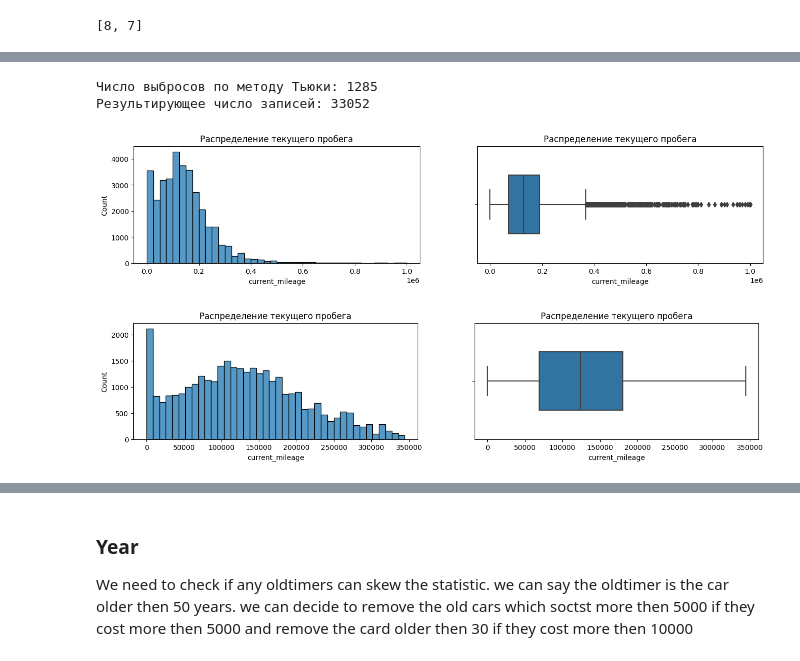
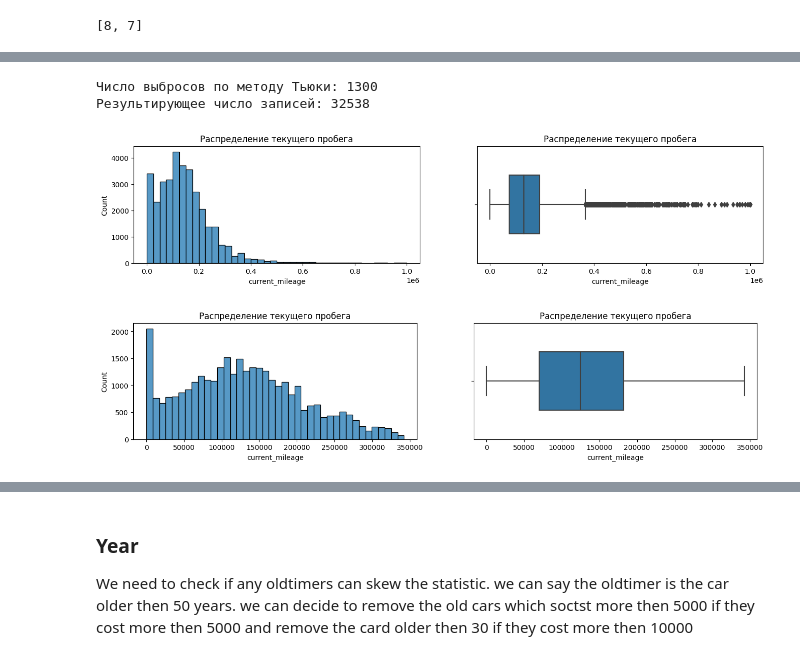
Before and after one commit to kdunaev-a10/SkillFactory-DTS, a Jupyter notebook: module-EDA/EDA-KAGGLE/lightautoml-competition-baseline.ipynb, the cells around one changed output, grey strips where cells are left out. Saved outputs shown, nothing was run; the diff lists cells and outputs as text; code cells hidden in the pictures.

```diff
--- a/module-EDA/EDA-KAGGLE/lightautoml-competition-baseline.ipynb
+++ b/module-EDA/EDA-KAGGLE/lightautoml-competition-baseline.ipynb
@@ -369,7 +387,7 @@ pivot_price = train_data[train_data['deal_type'] == 'For Sale'].groupby('final_p
 print('\nCount Min Values of Price (by groups of values):\n')
 display(pivot_price[:20])
 
-train_data = train_data.drop(train_data[(train_data['final_price'] > 111111) | (train_data['final_price'] <= 20)].index)
+train_data = train_data.drop(train_data[(train_data['final_price'] >= 111111) | (train_data['final_price'] <= 20)].index)
 
 # создаём фигуру размером 8x4
 fig = plt.figure(figsize=(8, 4))
@@ -421,0 +442,9 @@ Name: final_price, dtype: int64
+# %%
+data_visualization(train_data, 'final_price', 'Final price compare')
+train_outliers, train_cleaned = outliers_iqr(train_data, 'final_price', right=3)
+
+print(f'Число выбросов по методу Тьюки: {train_outliers.shape[0]}')
+print(f'Результирующее число записей: {train_cleaned.shape[0]}')
+
+data_visualization(train_cleaned, 'final_price', 'Final price compareа')
+train_data = train_cleaned
@@ -438,7 +472,8 @@ display(sort_mileage[:-20:-1])
 display(sort_mileage[:-11:-1])
 display(sort_mileage[-31:-41:-1])
 
-train_data = train_data.drop(train_data[(train_data['current_mileage'] > 1000000)].index)
+train_data = train_data.drop(train_data[(train_data['current_mileage'] >= 1000000)].index)
+
 
 # создаём фигуру размером 8x4
 fig = plt.figure(figsize=(8, 4))
@@ -506,13 +580,14 @@ Name: current_mileage, dtype: int64
 # %%
 data_visualization(train_data, 'current_mileage', 'Распределение текущего пробега')
 train_outliers, train_cleaned = outliers_iqr(train_data, 'current_mileage', right=1.3)
 
 print(f'Число выбросов по методу Тьюки: {train_outliers.shape[0]}')
 print(f'Результирующее число записей: {train_cleaned.shape[0]}')
 
 data_visualization(train_cleaned, 'current_mileage', 'Распределение текущего пробега')
+train_data = train_cleaned
 # %% [output]
-Число выбросов по методу Тьюки: 1285
-Результирующее число записей: 33052
+Число выбросов по методу Тьюки: 1300
+Результирующее число записей: 32538
 [figure]
-[figure, old version]
+[figure, new version]
```
Also changed, not shown: parts of 32 cells of this notebook, 3 other files.
